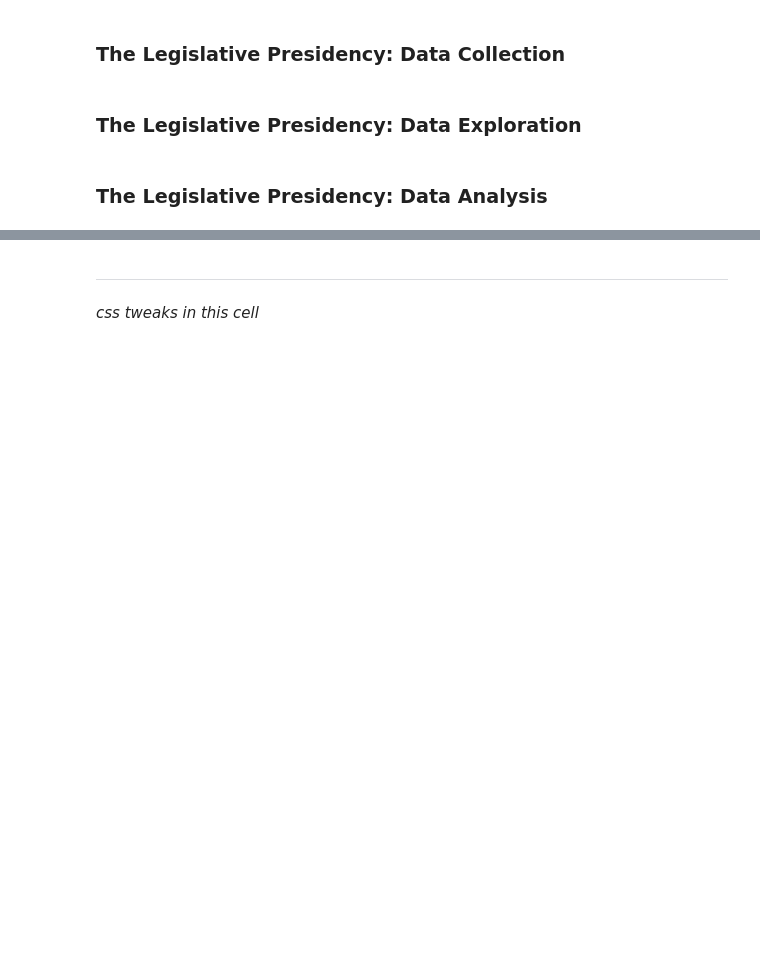
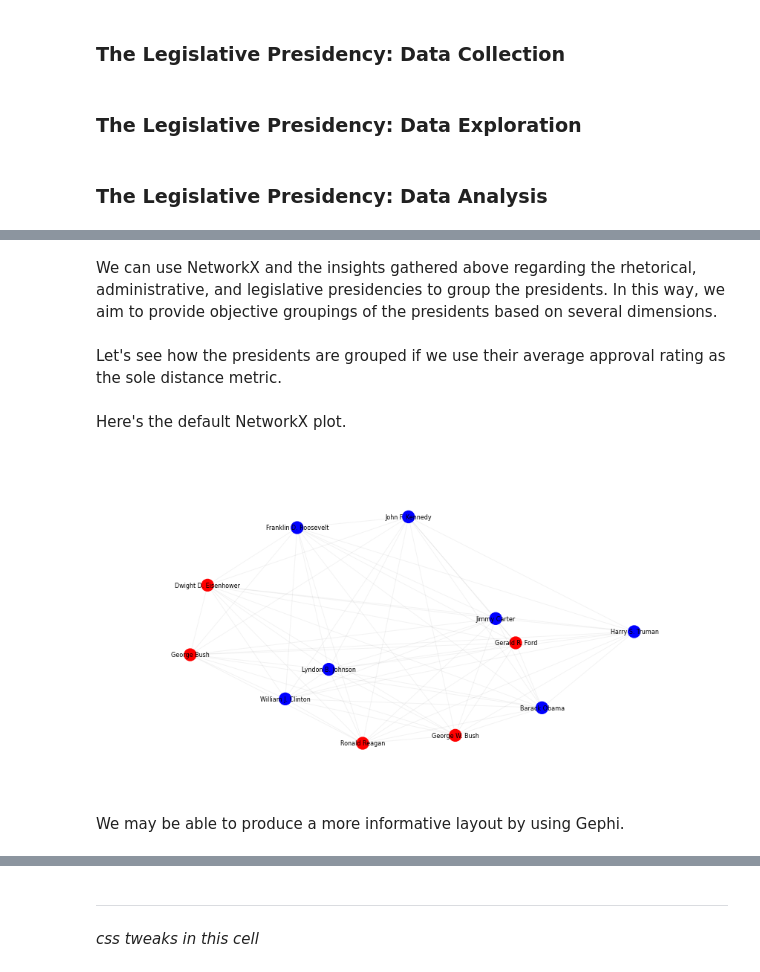
Before and after one commit to rlucioni/executive-evolution, a Jupyter notebook: cs109-project.ipynb, the cells around one changed output, grey strips where cells are left out. Drawn from its saved outputs; the diff is of its cells as text; code cells hidden in the pictures; blank space fills up the shorter version.

Commit message:
network vizualizations

```diff
--- a/cs109-project.ipynb
+++ b/cs109-project.ipynb
@@ -2113,0 +2125,2 @@ Words that best predict Democratic:
+# %% [markdown]
+We can use NetworkX and the insights gathered above regarding the rhetorical, administrative, and legislative presidencies to group the presidents. In this way, we aim to provide objective groupings of the presidents based on several dimensions.
@@ -2113,0 +2181,32 @@ Words that best predict Democratic:
+# %% [markdown]
+Let's see how the presidents are grouped if we use their average approval rating as the sole distance metric.
+# %%
+rating_graph = presidents_graph(gallup, 'average_approval')
+# %% [markdown]
+Here's the default NetworkX plot.
+# %%
+#this makes sure draw_spring results are the same at each call
+np.random.seed(1)
+
+color = [rating_graph.node[pres]['color'] for pres in rating_graph.nodes()]
+
+#determine position of each node using a spring layout
+pos = nx.spring_layout(rating_graph, iterations=200)
+
+#plot the edges
+nx.draw_networkx_edges(rating_graph, pos, alpha = .05)
+
+#plot the nodes
+nx.draw_networkx_nodes(rating_graph, pos, node_color=color)
+
+#draw the labels
+lbls = nx.draw_networkx_labels(rating_graph, pos, alpha=5, font_size=8)
+
+#coordinate information is meaningless here, so let's remove it
+plt.xticks([])
+plt.yticks([])
+remove_border(left=False, bottom=False)
+# %% [output]
+[figure, added]
+# %% [markdown]
+We may be able to produce a more informative layout by using Gephi.
```
Also changed, not shown: parts of 12 cells of this notebook.
